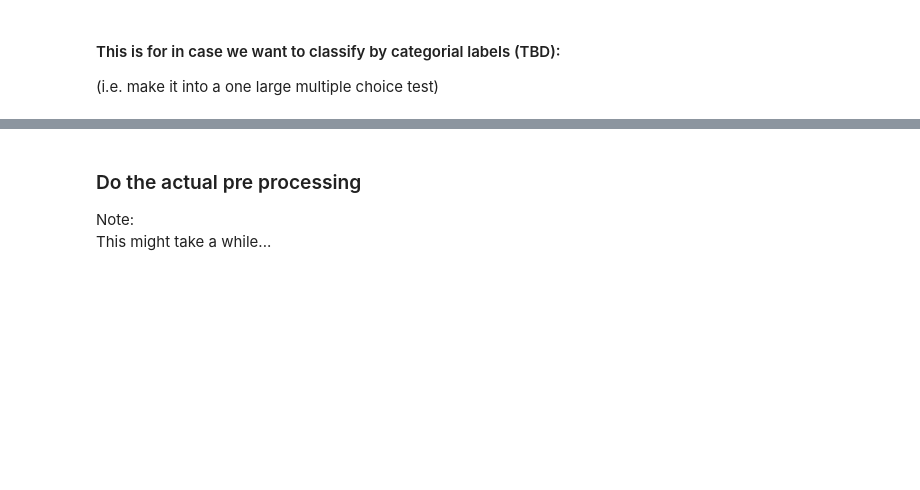
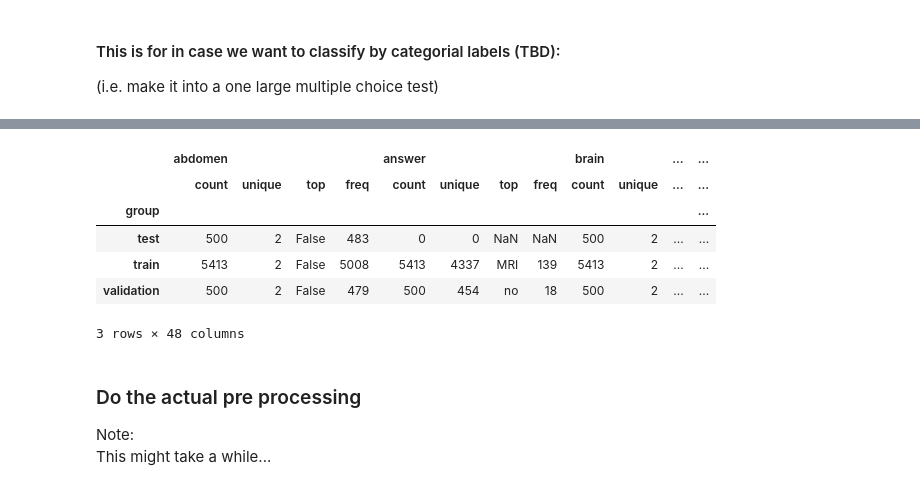
Before and after one commit to turner11/VQA-MED, a Jupyter notebook: VQA-MED/Cognitive-LUIS-Windows-master/Sample/VQA.Python/2_pre_process_data.ipynb, the cells around one changed output, grey strips where cells are left out. Cells and saved outputs as stored; diff of their text form; code cells hidden in the pictures; blank space fills up the shorter version.

```diff
--- a/VQA-MED/Cognitive-LUIS-Windows-master/Sample/VQA.Python/2_pre_process_data.ipynb
+++ b/VQA-MED/Cognitive-LUIS-Windows-master/Sample/VQA.Python/2_pre_process_data.ipynb
@@ -107,0 +108,5 @@ Getting categorial training labels: 0:00:00.148259
+# %%
+from common.functions import enrich_data, clean_data
+image_name_question = clean_data(image_name_question)
+image_name_question = enrich_data(image_name_question)
+image_name_question.head()
@@ -108,3 +120,13 @@ Getting categorial training labels: 0:00:00.148259
+# %%
+image_name_question.groupby('group').describe()
+# %% [output]
+|  | abdomen |  |  |  | answer |  |  |  | brain |  | ... | ... |
+|  | count | unique | top | freq | count | unique | top | freq | count | unique | ... | ... |
+| group |  |  |  |  |  |  |  |  |  |  |  | ... |
+| test | 500 | 2 | False | 483 | 0 | 0 | NaN | NaN | 500 | 2 | ... | ... |
+| train | 5413 | 2 | False | 5008 | 5413 | 4337 | MRI | 139 | 5413 | 2 | ... | ... |
+| validation | 500 | 2 | False | 479 | 500 | 454 | no | 18 | 500 | 2 | ... | ... |
+3 rows × 48 columns
 # %% [markdown]
 ### Do the actual pre processing
 Note:
```
Also changed, not shown: parts of 6 cells of this notebook, 3 other files.
